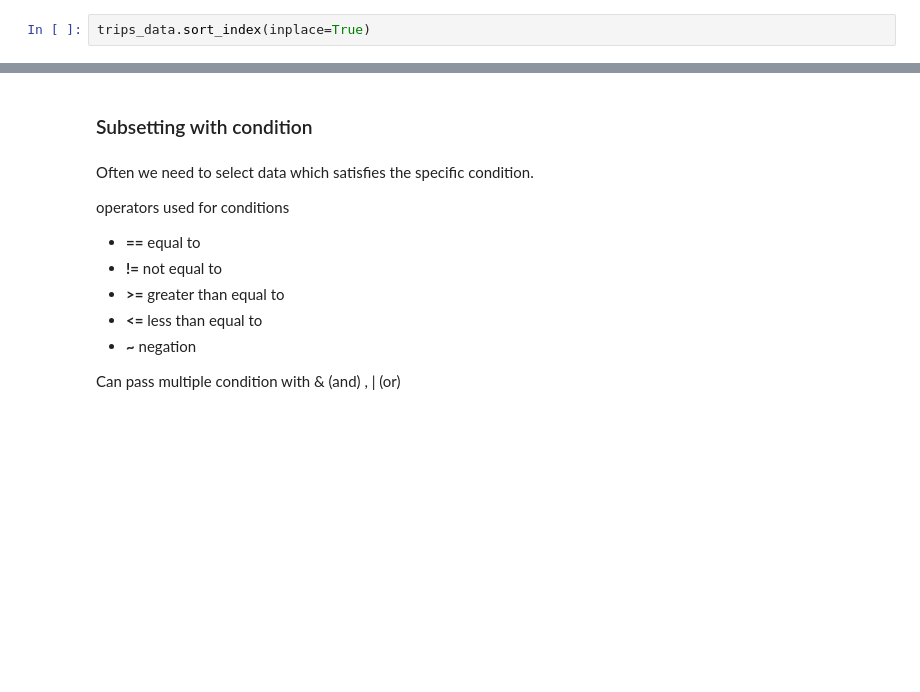
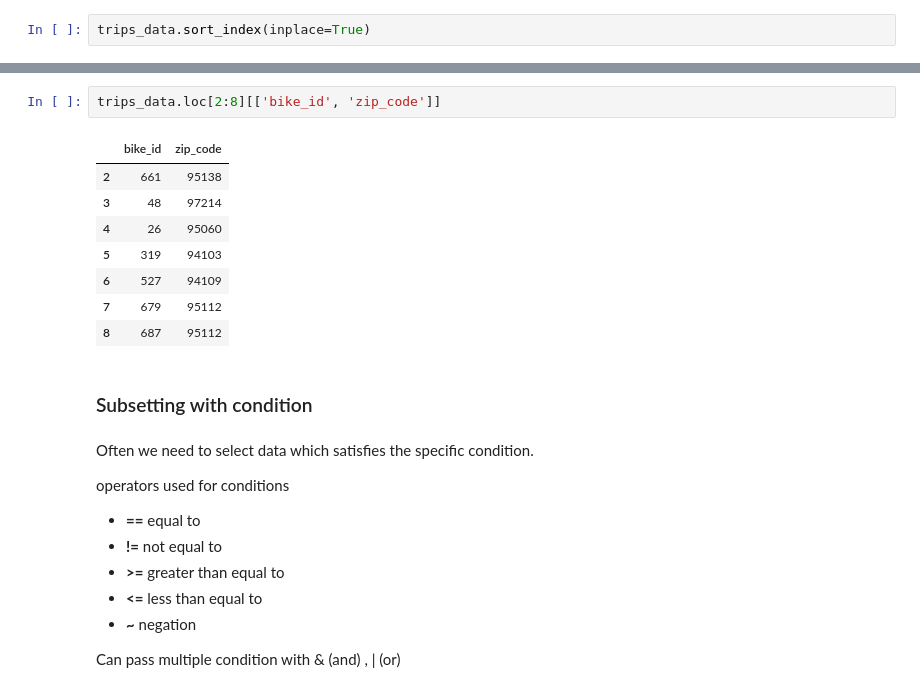
Before and after one commit to raghothams/scaling-pandas, a Jupyter notebook: 02 Subsetting and Slicing.ipynb, the cells around one changed output, grey strips where cells are left out. Drawn from its saved outputs; the diff is of its cells as text; blank space fills up the shorter version.

```diff
--- a/02 Subsetting and Slicing.ipynb
+++ b/02 Subsetting and Slicing.ipynb
@@ -142,3 +202,14 @@ trips_data.loc[2:8,['bike_id', 'zip_code']]
+# %%
+trips_data.loc[2:8][['bike_id', 'zip_code']]
+# %% [output]
+|  | bike_id | zip_code |
+| 2 | 661 | 95138 |
+| 3 | 48 | 97214 |
+| 4 | 26 | 95060 |
+| 5 | 319 | 94103 |
+| 6 | 527 | 94109 |
+| 7 | 679 | 95112 |
+| 8 | 687 | 95112 |
 # %% [markdown]
 ### Subsetting with condition
 # %% [markdown]
```
Also changed, not shown: parts of 26 cells of this notebook.
